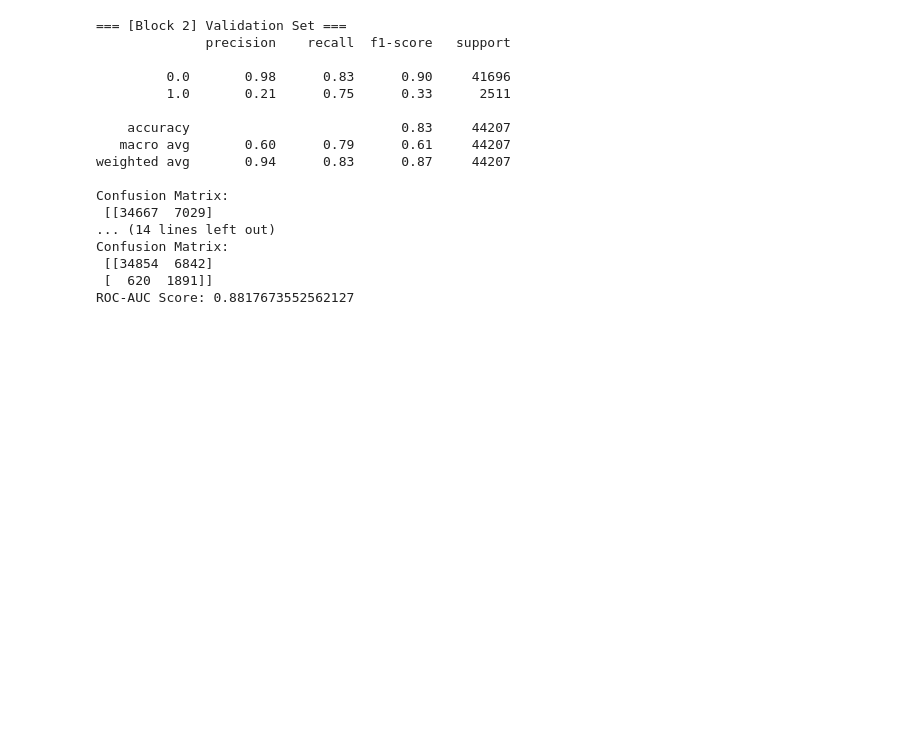
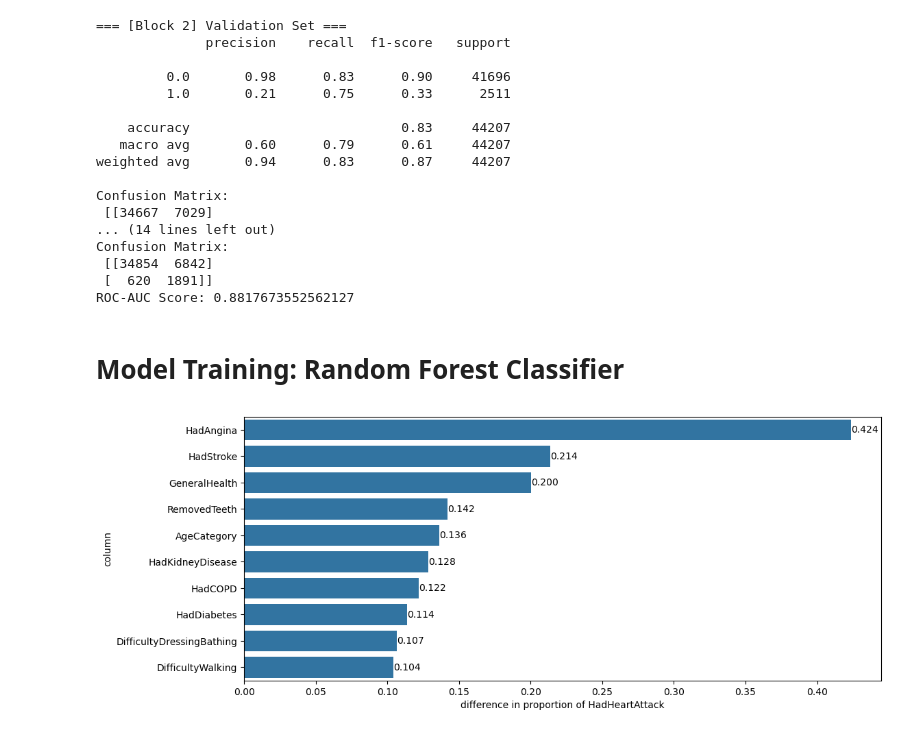
Before and after one commit to gracegmc/HeartDiseaseRiskPredictor, a Jupyter notebook: notebook_jennifer.ipynb, the cells around one changed output. Saved outputs shown, nothing was run; the diff lists cells and outputs as text; code cells hidden in the pictures; blank space fills up the shorter version.

Commit message:
completed 2 rf classifiers

```diff
--- a/notebook_jennifer.ipynb
+++ b/notebook_jennifer.ipynb
@@ -383,3 +383,5 @@ Confusion Matrix:
  [[34854  6842]
  [  620  1891]]
 ROC-AUC Score: 0.8817673552562127
+# %% [markdown]
+# Model Training: Random Forest Classifier
@@ -385,0 +396,78 @@ ROC-AUC Score: 0.8817673552562127
+# %%
+continuous_cols = []
+for col in data_imputed.columns:
+    if data_imputed[col].unique().size > 15:
+        # print(f'------- {col} --------')
+        # print(f'num unique = {data_imputed[col].unique().size}')
+        # print(f'values = { ", ".join(str(x) for x in data_imputed[col].unique()) }')
+        continuous_cols += [col]
+# %%
+categorical_cols = ['State', 'Sex', 'GeneralHealth', 'LastCheckupTime', 'PhysicalActivities',
+       'RemovedTeeth', 'HadAngina', 'HadStroke', 'HadAsthma', 'HadSkinCancer', 'HadCOPD',
+       'HadDepressiveDisorder', 'HadKidneyDisease', 'HadArthritis', 'HadDiabetes',
+       'DeafOrHardOfHearing', 'BlindOrVisionDifficulty', 'DifficultyConcentrating',
+       'DifficultyWalking', 'DifficultyDressingBathing', 'DifficultyErrands',
+       'SmokerStatus', 'ECigaretteUsage', 'ChestScan', 'RaceEthnicityCategory', 'AgeCategory',
+       'AlcoholDrinkers', 'HIVTesting', 'FluVaxLast12', 'PneumoVaxEver', 'TetanusLast10Tdap',
+       'HighRiskLastYear', 'CovidPos']
+
+continuous_cols = ['PhysicalHealthDays', 'MentalHealthDays', 'SleepHours',
+                  'HeightInMeters', 'WeightInKilograms', 'BMI']
+
+missingness_cols = ['GeneralHealthmissing', 'PhysicalHealthDaysmissing',
+                    'MentalHealthDaysmissing', 'LastCheckupTimemissing',
+                    'PhysicalActivitiesmissing', 'SleepHoursmissing',
+                    'RemovedTeethmissing', 'HadAnginamissing','HadStrokemissing',
+                    'HadAsthmamissing', 'HadSkinCancermissing', 'HadCOPDmissing',
+                    'HadDepressiveDisordermissing', 'HadKidneyDiseasemissing',
+                    'HadArthritismissing', 'HadDiabetesmissing',
+                    'DeafOrHardOfHearingmissing', 'BlindOrVisionDifficultymissing',
+                    'DifficultyConcentratingmissing', 'DifficultyWalkingmissing',
+                    'DifficultyDressingBathingmissing', 'DifficultyErrandsmissing',
+                    'SmokerStatusmissing', 'ECigaretteUsagemissing', 'ChestScanmissing',
+                    'AgeCategorymissing', 'HeightInMetersmissing','WeightInKilogramsmissing',
+                    'BMImissing', 'AlcoholDrinkersmissing', 'HIVTestingmissing',
+                    'FluVaxLast12missing', 'PneumoVaxEvermissing',
+                    'HighRiskLastYearmissing', 'CovidPosmissing']
+diff_greater_than_10 = {}
+
+for col in categorical_cols:
+    grouped_proportions = data_imputed.groupby(col, observed=False)["HadHeartAttack"]\
+        .apply(lambda x: (x == 1).mean()).sort_values()
+    diff = grouped_proportions.iloc[-1] - grouped_proportions.iloc[0]
+
+
+    if diff > 0.10:
+        # print(f"{col} difference = {diff}")
+        # sns.histplot(
+        #     data=data_imputed,
+        #     x=col,
+        #     hue="HadHeartAttack",
+        #     stat="density",
+        #     common_norm=False
+        # )
+        diff_greater_than_10[col] = diff
+
+proportion_diff_df = (
+    pd.Series(diff_greater_than_10, name="difference in proportion of HadHeartAttack")
+      .rename_axis("column")
+      .reset_index()
+      .sort_values("difference in proportion of HadHeartAttack", ascending=False)
+)
+
+fig, ax = plt.subplots(figsize=(12, 5))
+
+sns.barplot(
+    y='column',
+    x='difference in proportion of HadHeartAttack',
+    data=proportion_diff_df,
+    ax=ax
+)
+
+for container in ax.containers:
+    ax.bar_label(container, fmt='%.3f')  # 3 decimal places
+# plt.xticks(rotation=10, ha='right')  # tilt labels
+# plt.tight_layout()                   # prevent cutoff
+plt.show()
+# %% [output]
+[figure, added]
```
Also changed, not shown: parts of 7 cells of this notebook, 1 other file.
